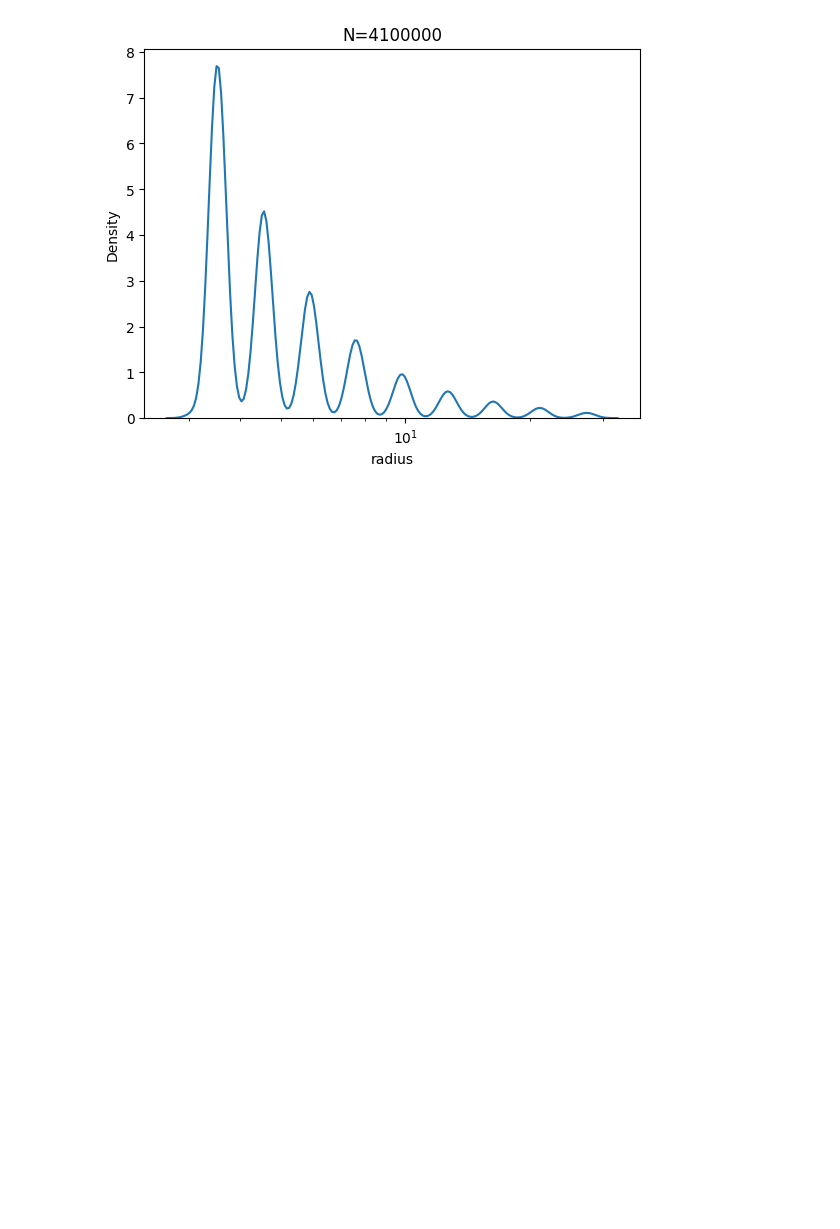
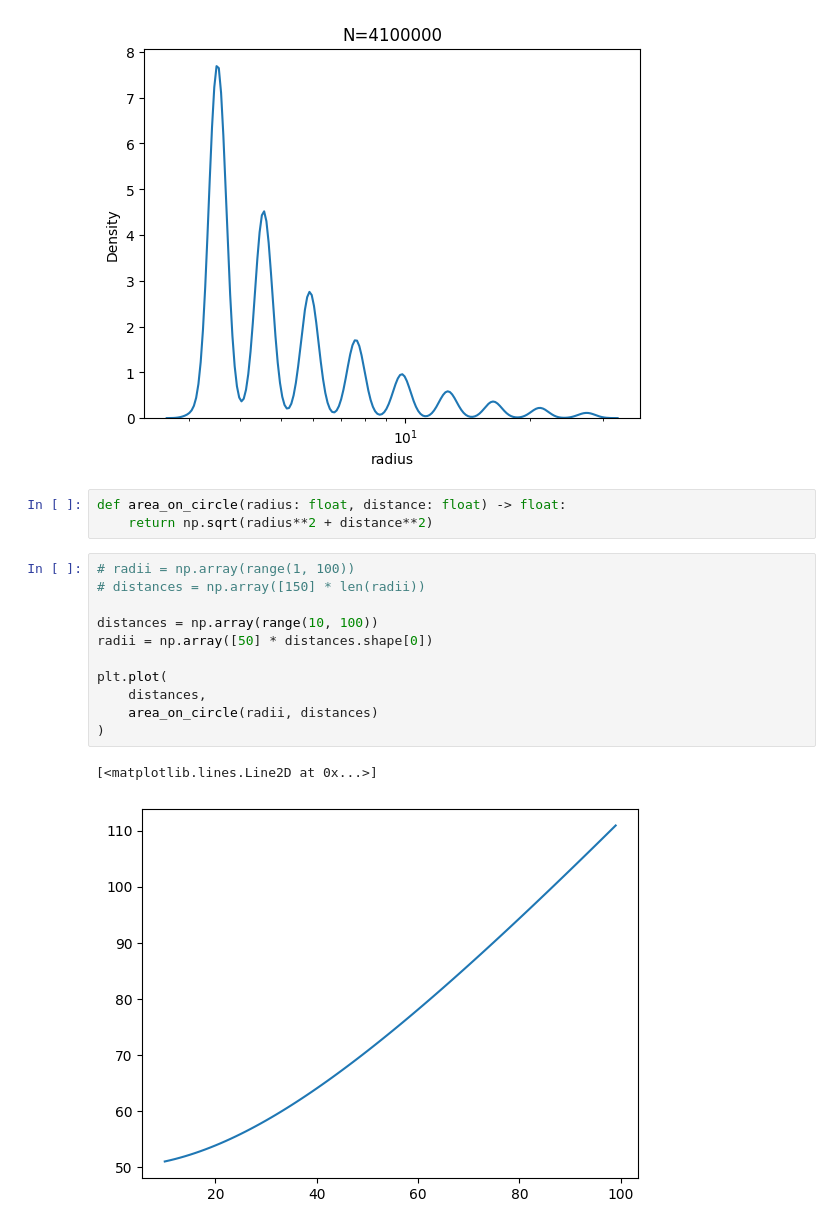
Before and after one commit to seanmason/saturation, a Jupyter notebook: notebooks/thesis/Chapter4/TimeToDeath.ipynb, the cells around one changed output. Cells and saved outputs as stored; diff of their text form; blank space fills up the shorter version.

```diff
--- a/notebooks/thesis/Chapter4/TimeToDeath.ipynb
+++ b/notebooks/thesis/Chapter4/TimeToDeath.ipynb
@@ -595,3 +776,20 @@ for k in states.keys():
 [figure]
 [figure]
 [figure]
+# %%
+def area_on_circle(radius: float, distance: float) -> float:
+    return np.sqrt(radius**2 + distance**2)
+# %%
+# radii = np.array(range(1, 100))
+# distances = np.array([150] * len(radii))
+
+distances = np.array(range(10, 100))
+radii = np.array([50] * distances.shape[0])
+
+plt.plot(
+    distances,
+    area_on_circle(radii, distances)
+)
+# %% [output]
+[<matplotlib.lines.Line2D at 0x...>]
+[figure, added]
```
Also changed, not shown: parts of 16 cells of this notebook, 11 other files.
